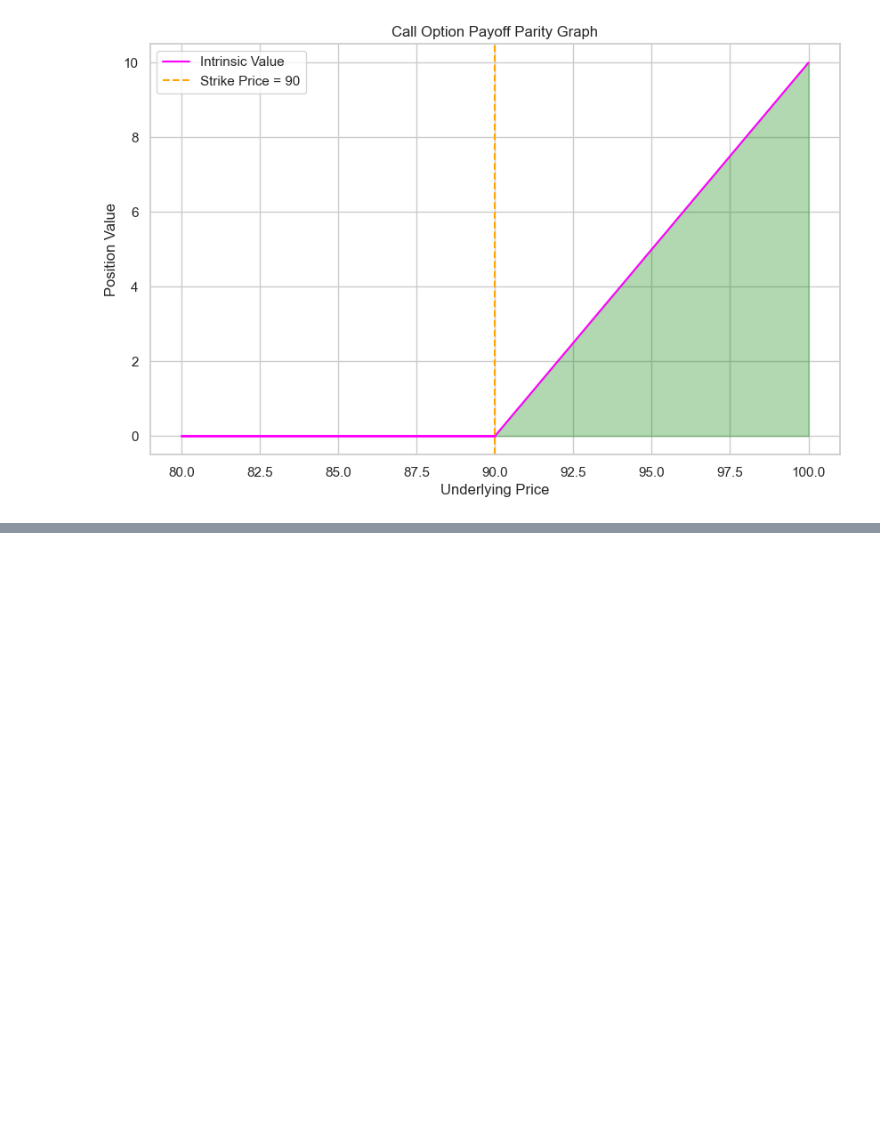
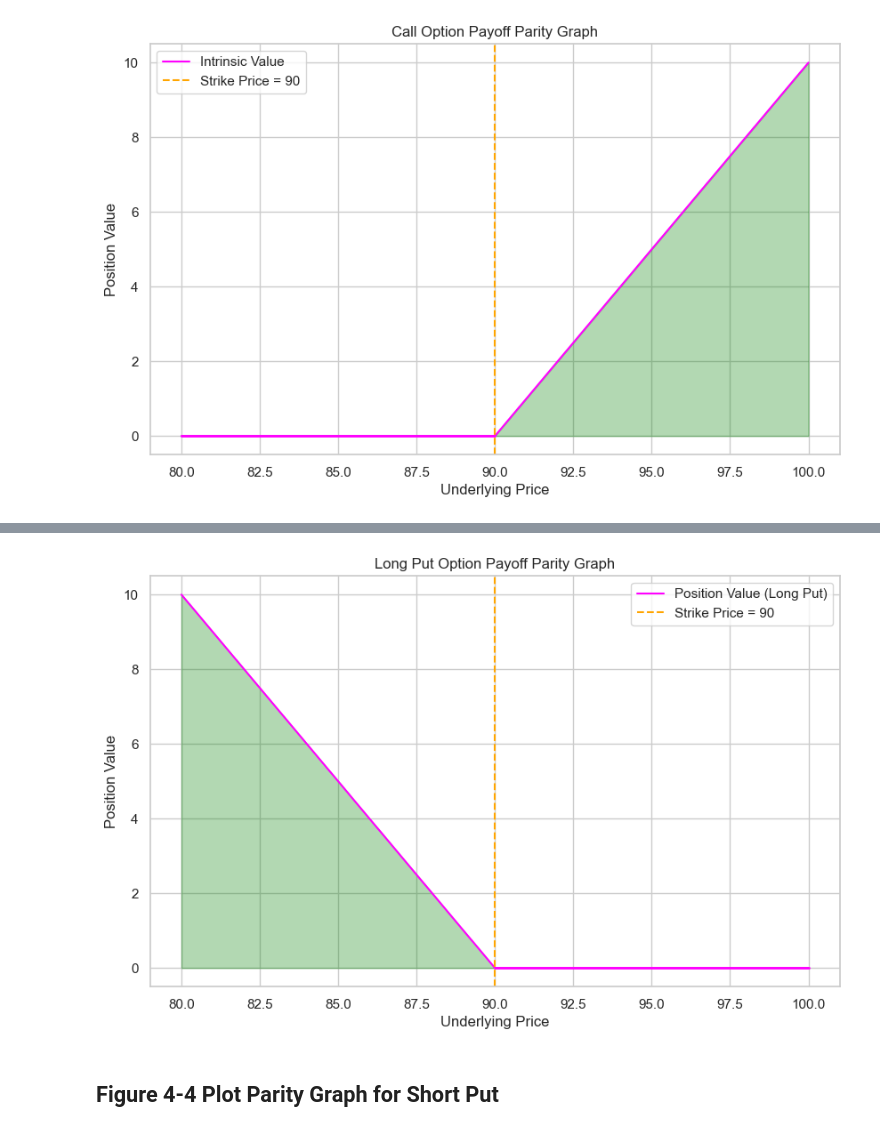
Before and after one commit to skstavroglou/option-volatility-and-pricing, a Jupyter notebook: options-learning-lab.ipynb, the cells around one changed output, grey strips where cells are left out. Saved outputs shown, nothing was run; the diff lists cells and outputs as text; code cells hidden in the pictures; blank space fills up the shorter version.

```diff
--- a/options-learning-lab.ipynb
+++ b/options-learning-lab.ipynb
@@ -198,0 +292,9 @@ plot_call_option_parity(spot_prices, strike_price)
+# %%
+# Example usage:
+spot_prices = np.array([80, 85, 90, 95, 100])
+strike_price = 90
+plot_long_put_option_parity(spot_prices, strike_price)
+# %% [output]
+[figure, added]
+# %% [markdown]
+## Figure 4-4 Plot Parity Graph for Short Put
```
Also changed, not shown: parts of 9 cells of this notebook.
